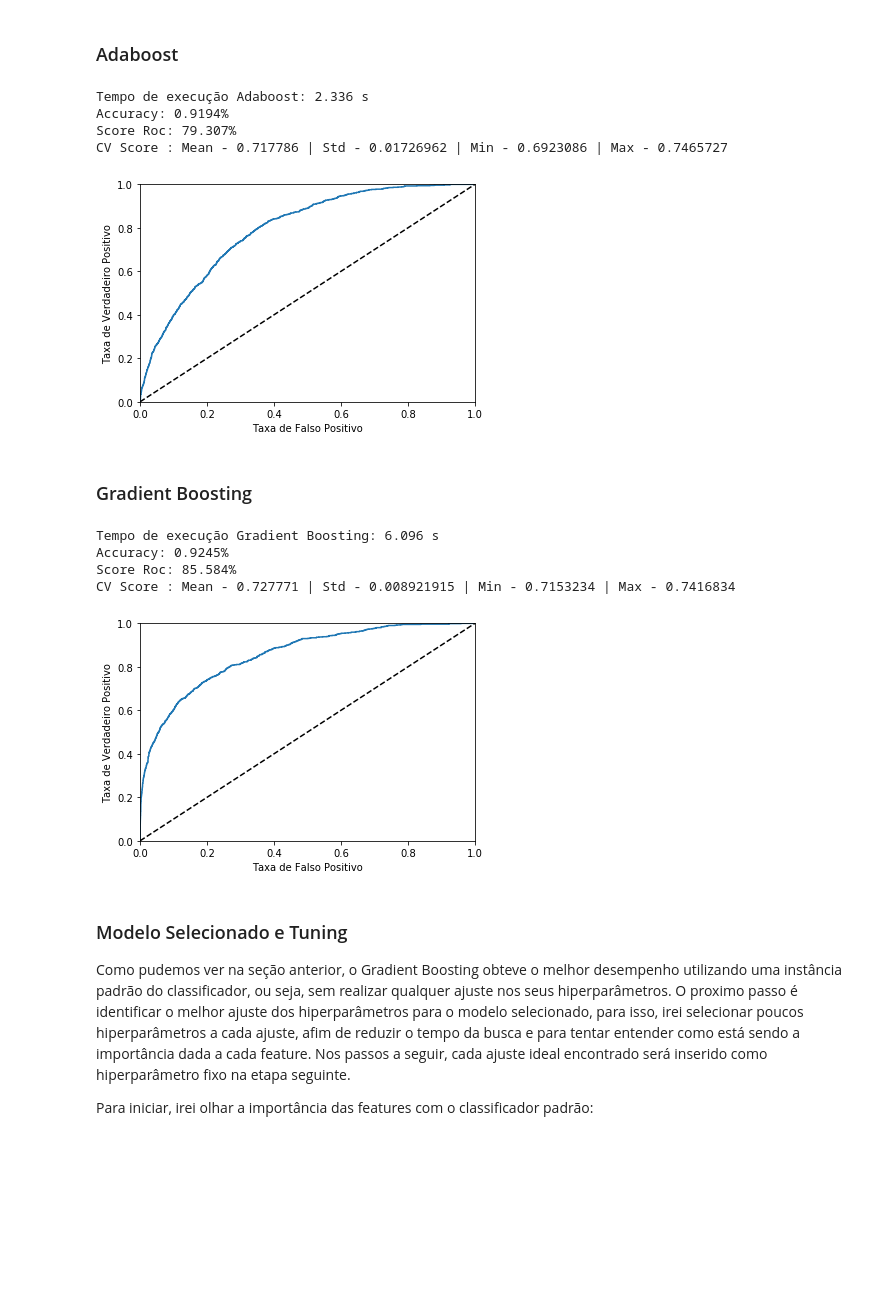
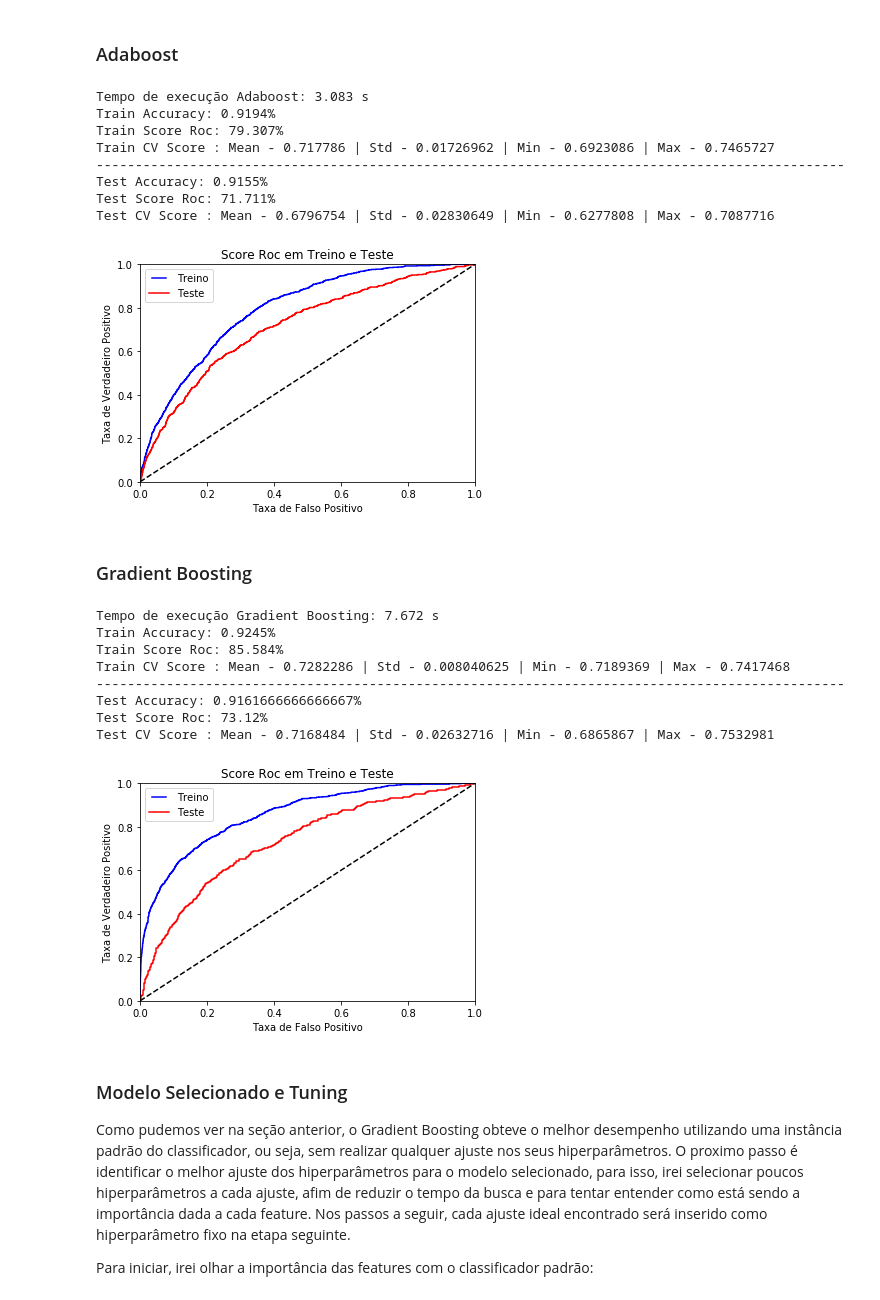
Before and after one commit to vyniciuss/NDG_ml_Home_Credit, a Jupyter notebook: Home_Credit_MS.ipynb, the cells around one changed output. Drawn from its saved outputs; the diff is of its cells as text; code cells hidden in the pictures; blank space fills up the shorter version.

Commit message:
ajustando visualizações

```diff
--- a/Home_Credit_MS.ipynb
+++ b/Home_Credit_MS.ipynb
@@ -96,15 +95,19 @@ classifiers = ['adaboost', 'gradiend_boosting']
 # %%
 classifier = AdaBoostClassifier()
 t0 = time()
 classifier.fit(x_train, y_train)
 print("Tempo de execução Adaboost:", round(time()-t0, 3), "s")
-draw_roc_score(classifier, x_train, y_train)
+draw_roc_score(classifier, x_train, y_train, x_test, y_test)
 # %% [output]
-Tempo de execução Adaboost: 2.336 s
-Accuracy: 0.9194%
-Score Roc: 79.307%
-CV Score : Mean - 0.717786 | Std - 0.01726962 | Min - 0.6923086 | Max - 0.7465727
+Tempo de execução Adaboost: 3.083 s
+Train Accuracy: 0.9194%
+Train Score Roc: 79.307%
+Train CV Score : Mean - 0.717786 | Std - 0.01726962 | Min - 0.6923086 | Max - 0.7465727
+------------------------------------------------------------------------------------------------
+Test Accuracy: 0.9155%
+Test Score Roc: 71.711%
+Test CV Score : Mean - 0.6796754 | Std - 0.02830649 | Min - 0.6277808 | Max - 0.7087716
-[figure, old version]
+[figure, new version]
 # %% [markdown]
 ### Gradient Boosting
 # %%
@@ -112,10 +115,14 @@ t0 = time()
 gb = GradientBoostingClassifier()
 gb.fit(x_train, y_train)
 print("Tempo de execução Gradient Boosting:", round(time()-t0, 3), "s")
-draw_roc_score(gb, x_train, y_train)
+draw_roc_score(gb, x_train, y_train, x_test, y_test)
 # %% [output]
-Tempo de execução Gradient Boosting: 6.096 s
-Accuracy: 0.9245%
-Score Roc: 85.584%
-CV Score : Mean - 0.727771 | Std - 0.008921915 | Min - 0.7153234 | Max - 0.7416834
+Tempo de execução Gradient Boosting: 7.672 s
+Train Accuracy: 0.9245%
+Train Score Roc: 85.584%
+Train CV Score : Mean - 0.7282286 | Std - 0.008040625 | Min - 0.7189369 | Max - 0.7417468
+------------------------------------------------------------------------------------------------
+Test Accuracy: 0.9161666666666667%
+Test Score Roc: 73.12%
+Test CV Score : Mean - 0.7168484 | Std - 0.02632716 | Min - 0.6865867 | Max - 0.7532981
-[figure, old version]
+[figure, new version]
```
Also changed, not shown: parts of 21 cells of this notebook, 1 other file.
